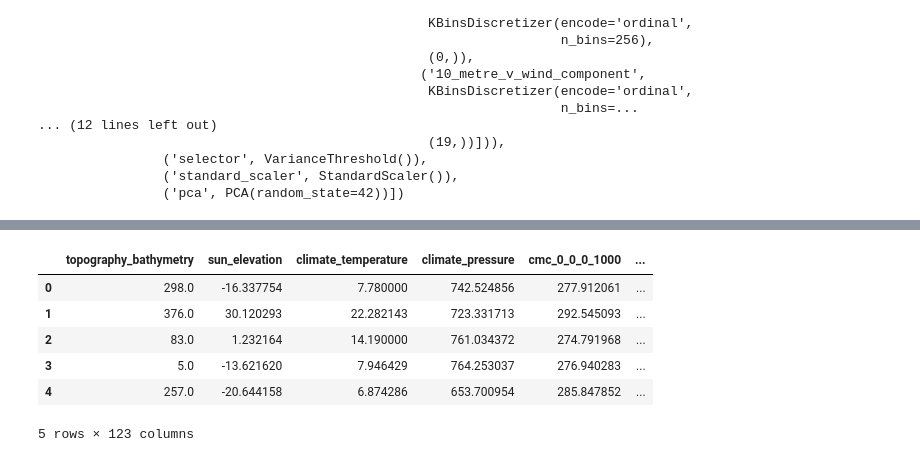
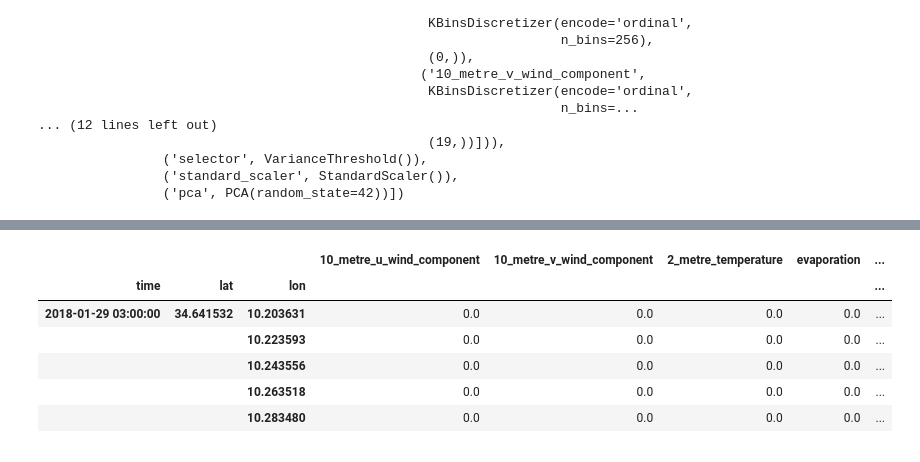
Before and after one commit to not-Karot/yandex-shifts-weather, a Jupyter notebook: deep_ensemble_with_uncertainty_and_spec_fe_eval.ipynb, the cells around one changed output, grey strips where cells are left out. Saved outputs shown, nothing was run; the diff lists cells and outputs as text; code cells hidden in the pictures.

```diff
--- a/deep_ensemble_with_uncertainty_and_spec_fe_eval.ipynb
+++ b/deep_ensemble_with_uncertainty_and_spec_fe_eval.ipynb
@@ -484,4 +485,4 @@ data\yandex-shifts\weather\dev_out.csv True
 # %%
-eval_name = os.path.join(data_dir, 'eval.csv')
+eval_name = os.path.join(data_dir, 'x_test_cube.zarr')
 print(f'{eval_name} {os.path.isfile(eval_name)}')
 # %% [output]
@@ -774,16 +845,16 @@ df_submission.head()
 out_file = os.path.join(model_dir, 'df_submission_dev.csv')
 df_submission.to_csv(out_file, index=False)
 # %%
-df_eval = pd.read_csv(eval_name)
+df_eval = xr.open_zarr(eval_name).to_dataframe().fillna(0)
 df_eval.head()
 # %% [output]
-|  | topography_bathymetry | sun_elevation | climate_temperature | climate_pressure | cmc_0_0_0_1000 | ... |
-| 0 | 298.0 | -16.337754 | 7.780000 | 742.524856 | 277.912061 | ... |
-| 1 | 376.0 | 30.120293 | 22.282143 | 723.331713 | 292.545093 | ... |
-| 2 | 83.0 | 1.232164 | 14.190000 | 761.034372 | 274.791968 | ... |
-| 3 | 5.0 | -13.621620 | 7.946429 | 764.253037 | 276.940283 | ... |
-| 4 | 257.0 | -20.644158 | 6.874286 | 653.700954 | 285.847852 | ... |
+|  |  |  | 10_metre_u_wind_component | 10_metre_v_wind_component | 2_metre_temperature | evaporation | ... |
+| time | lat | lon |  |  |  |  | ... |
+| 2018-01-29 03:00:00 | 34.641532 | 10.203631 | 0.0 | 0.0 | 0.0 | 0.0 | ... |
+|  |  | 10.223593 | 0.0 | 0.0 | 0.0 | 0.0 | ... |
+|  |  | 10.243556 | 0.0 | 0.0 | 0.0 | 0.0 | ... |
+|  |  | 10.263518 | 0.0 | 0.0 | 0.0 | 0.0 | ... |
+|  |  | 10.283480 | 0.0 | 0.0 | 0.0 | 0.0 | ... |
-5 rows × 123 columns
 # %%
 eval_inputs = df_eval.to_numpy().astype(np.float64)
 # %%
```
Also changed, not shown: parts of 34 cells of this notebook, 2 other files.
